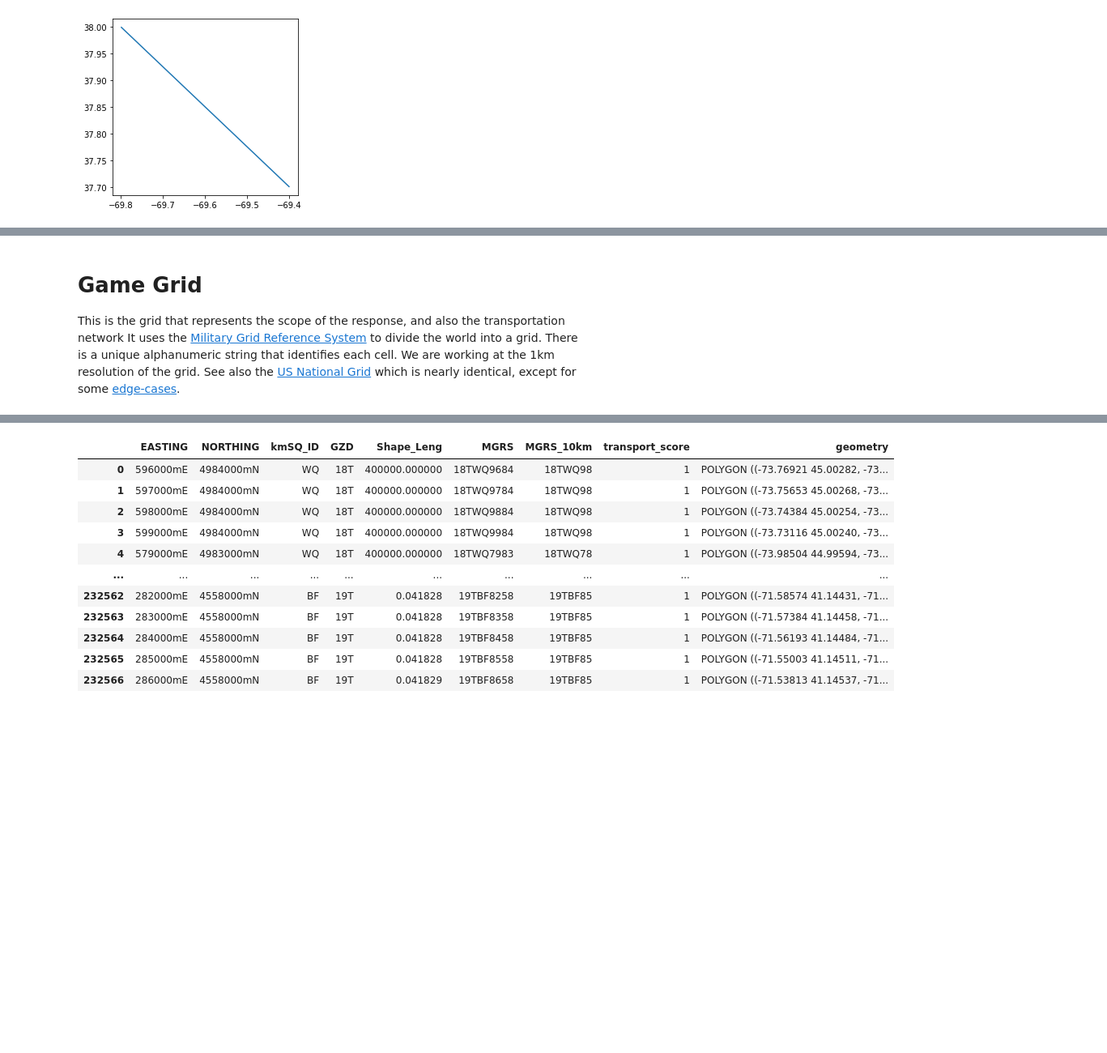
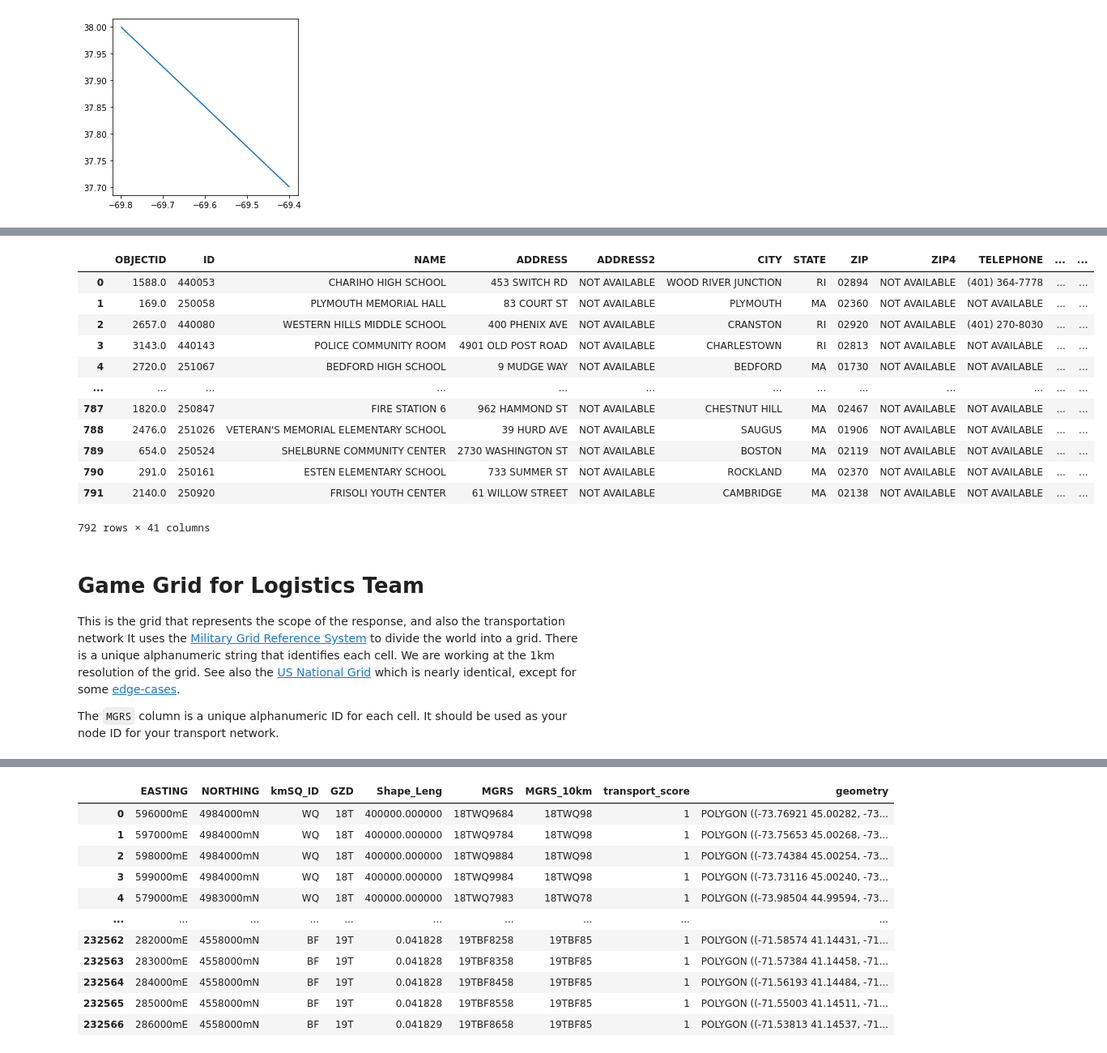
Before and after one commit to bwsi-hadr/final-exercise-template, a Jupyter notebook: final_exercise_reference.ipynb, the cells around one changed output, grey strips where cells are left out. Shown at 81% size. Drawn from its saved outputs; the diff is of its cells as text; code cells hidden in the pictures; blank space fills up the shorter version.

```diff
--- a/final_exercise_reference.ipynb
+++ b/final_exercise_reference.ipynb
@@ -54,6 +124,24 @@ day1_track.plot()
+# %%
+shelters_gdf
+# %% [output]
+|  | OBJECTID | ID | NAME | ADDRESS | ADDRESS2 | CITY | STATE | ZIP | ZIP4 | TELEPHONE | ... | ... |
+| 0 | 1588.0 | 440053 | CHARIHO HIGH SCHOOL | 453 SWITCH RD | NOT AVAILABLE | WOOD RIVER JUNCTION | RI | 02894 | NOT AVAILABLE | (401) 364-7778 | ... | ... |
+| 1 | 169.0 | 250058 | PLYMOUTH MEMORIAL HALL | 83 COURT ST | NOT AVAILABLE | PLYMOUTH | MA | 02360 | NOT AVAILABLE | NOT AVAILABLE | ... | ... |
+| 2 | 2657.0 | 440080 | WESTERN HILLS MIDDLE SCHOOL | 400 PHENIX AVE | NOT AVAILABLE | CRANSTON | RI | 02920 | NOT AVAILABLE | (401) 270-8030 | ... | ... |
+| 3 | 3143.0 | 440143 | POLICE COMMUNITY ROOM | 4901 OLD POST ROAD | NOT AVAILABLE | CHARLESTOWN | RI | 02813 | NOT AVAILABLE | NOT AVAILABLE | ... | ... |
+| 4 | 2720.0 | 251067 | BEDFORD HIGH SCHOOL | 9 MUDGE WAY | NOT AVAILABLE | BEDFORD | MA | 01730 | NOT AVAILABLE | NOT AVAILABLE | ... | ... |
+| ... | ... | ... | ... | ... | ... | ... | ... | ... | ... | ... | ... | ... |
+| 787 | 1820.0 | 250847 | FIRE STATION 6 | 962 HAMMOND ST | NOT AVAILABLE | CHESTNUT HILL | MA | 02467 | NOT AVAILABLE | NOT AVAILABLE | ... | ... |
+| 788 | 2476.0 | 251026 | VETERAN'S MEMORIAL ELEMENTARY SCHOOL | 39 HURD AVE | NOT AVAILABLE | SAUGUS | MA | 01906 | NOT AVAILABLE | NOT AVAILABLE | ... | ... |
+| 789 | 654.0 | 250524 | SHELBURNE COMMUNITY CENTER | 2730 WASHINGTON ST | NOT AVAILABLE | BOSTON | MA | 02119 | NOT AVAILABLE | NOT AVAILABLE | ... | ... |
+| 790 | 291.0 | 250161 | ESTEN ELEMENTARY SCHOOL | 733 SUMMER ST | NOT AVAILABLE | ROCKLAND | MA | 02370 | NOT AVAILABLE | NOT AVAILABLE | ... | ... |
+| 791 | 2140.0 | 250920 | FRISOLI YOUTH CENTER | 61 WILLOW STREET | NOT AVAILABLE | CAMBRIDGE | MA | 02138 | NOT AVAILABLE | NOT AVAILABLE | ... | ... |
+792 rows × 41 columns
 # %% [markdown]
-# Game Grid
+# Game Grid for Logistics Team
 This is the grid that represents the scope of the response, and also the transportation network
 It uses the [Military Grid Reference System](https://en.wikipedia.org/wiki/Military_Grid_Reference_System) to divide the world into a grid. There is a unique alphanumeric string that identifies each cell. We are working at the 1km resolution of the grid. See also the [US National Grid](https://www.fgdc.gov/usng/how-to-read-usng) which is nearly identical, except for some [edge-cases](https://www.maptools.com/tutorials/mgrs_usng_diffs).
+
+The `MGRS` column is a unique alphanumeric ID for each cell. It should be used as your node ID for your transport network.
 # %%
 # downloading pre-hurricane game grid (pretty big file ~ 111 MB)
```
Also changed, not shown: parts of 14 cells of this notebook, 2 other files.
